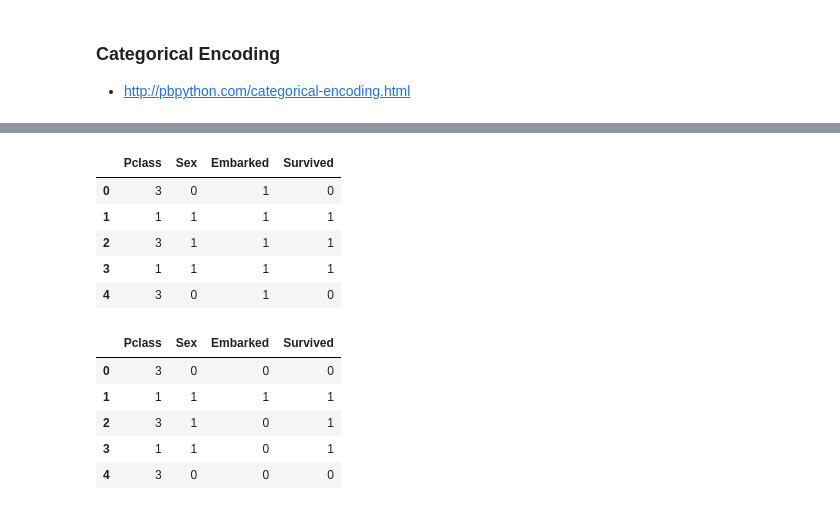
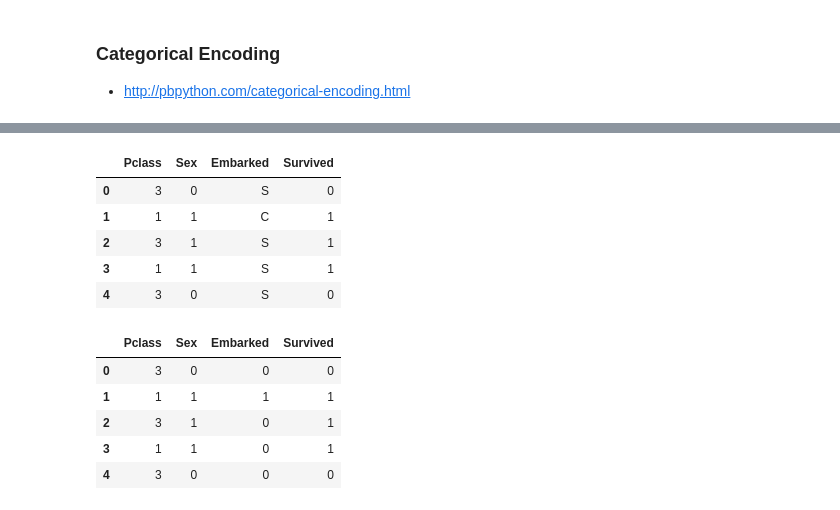
Before and after one commit to bfortuner/machine-learning, a Jupyter notebook: kaggle/Titanic.ipynb, the cells around one changed output, grey strips where cells are left out. Saved outputs shown, nothing was run; the diff lists cells and outputs as text; code cells hidden in the pictures.

```diff
--- a/kaggle/Titanic.ipynb
+++ b/kaggle/Titanic.ipynb
@@ -395,16 +500,15 @@ Continuous (1.2, 1.5, 1.6, ..)
 # %%
 # With numpy np.where
 df = features.copy()
 df['Sex'] = np.where(df['Sex'] == 'male', 0, 1)
-df['Embarked'] = np.where(df['Embarked'] == 'male', 0, 1)
 df.head()
 # %% [output]
 |  | Pclass | Sex | Embarked | Survived |
-| 0 | 3 | 0 | 1 | 0 |
-| 1 | 1 | 1 | 1 | 1 |
-| 2 | 3 | 1 | 1 | 1 |
-| 3 | 1 | 1 | 1 | 1 |
-| 4 | 3 | 0 | 1 | 0 |
+| 0 | 3 | 0 | S | 0 |
+| 1 | 1 | 1 | C | 1 |
+| 2 | 3 | 1 | S | 1 |
+| 3 | 1 | 1 | S | 1 |
+| 4 | 3 | 0 | S | 0 |
 # %%
 # With find and replace
 df = features.copy()
```
Also changed, not shown: parts of 71 cells of this notebook, 1 other file.
